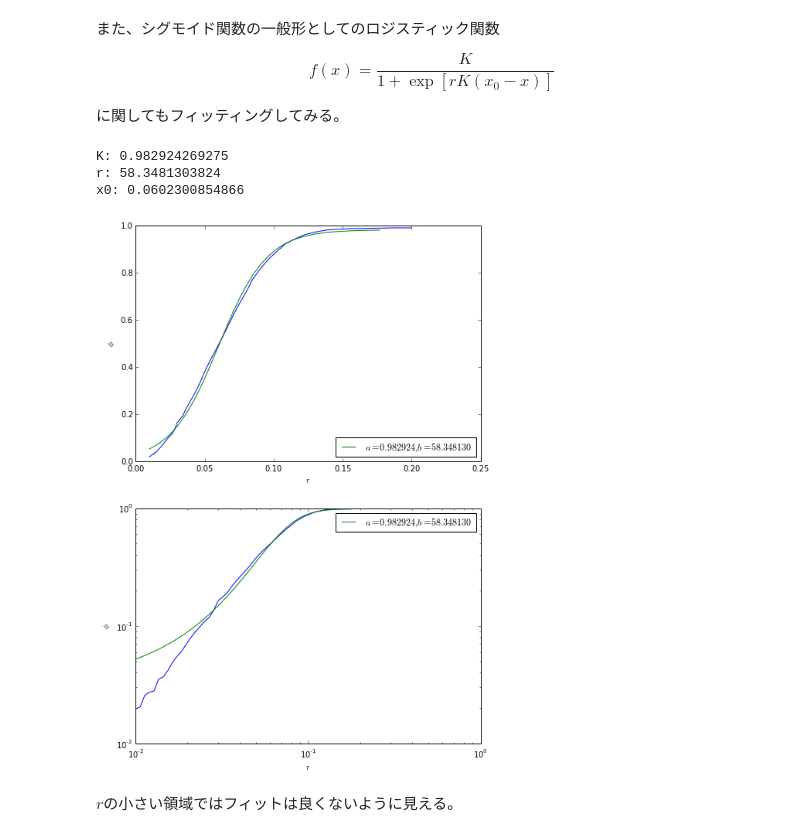
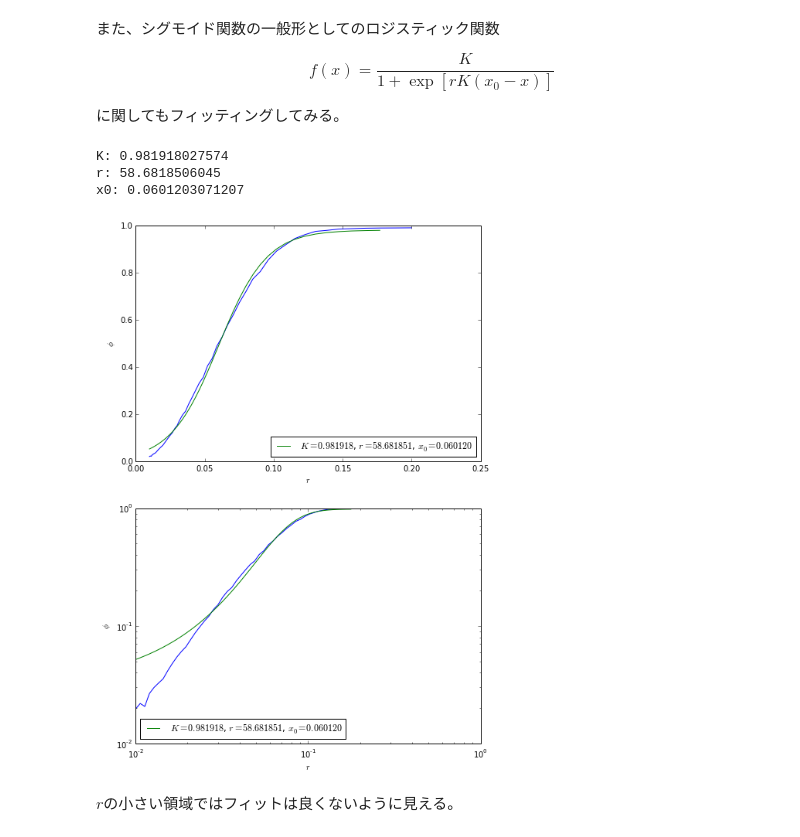
Before and after one commit to ssh0/sotsuron, a Jupyter notebook: 近距離抑制効果.ipynb, the cells around one changed output. Cells and saved outputs as stored; diff of their text form; code cells hidden in the pictures.

Commit message:
myplot1の内容をbrush up

```diff
--- a/近距離抑制効果.ipynb
+++ b/近距離抑制効果.ipynb
@@ -480,38 +480,38 @@ $$f(x) = \frac{K}{1+\exp \left[ rK(x_{0}-x)\right]}$$
 K = 1.
 _r = 1.
 x0 = 0.
 param = [K, _r, x0]
 rmin, rmax = 0.01, 0.2
 
 def fit_func(parameter, x):
     K = parameter[0]
     _r = parameter[1]
     x0 = parameter[2]
     return K/(1+np.exp(_r*K*(x0-x)))
 
 def fit(parameter, x, y):
     return y - fit_func(parameter, x)
 
 i = 0
 while r[i] < rmin:
     i += 1
 imin, imax = i, i
 while r[i] < rmax:
     i += 1
 imax = i - 1
 
 res = leastsq(fit, param, args=(r[imin:imax], phi1[imin:imax]))
 print u"K: " + str(res[0][0])
 print u"r: " + str(res[0][1])
 print u"x0: " + str(res[0][2])
 R4 = fit_func(res[0], r[imin:imax])
 
-myplot1(r, phi1, r[imin:imax], R4, (res[0][0], res[0][1])) # b = 0. is dummy
+myplot1({r'$r$': r}, {r'$\phi$': phi1}, r[imin:imax], R4, param={'K': res[0][0], 'r': res[0][1], 'x_{0}': res[0][2]})
 # %% [output]
-K: 0.982924269275
-r: 58.3481303824
-x0: 0.0602300854866
+K: 0.981918027574
+r: 58.6818506045
+x0: 0.0601203071207
-[figure, old version]
+[figure, new version]
 # %% [markdown]
 $r$の小さい領域ではフィットは良くないように見える。
 # %% [markdown]
```
Also changed, not shown: parts of 9 cells of this notebook, 4 other files.
